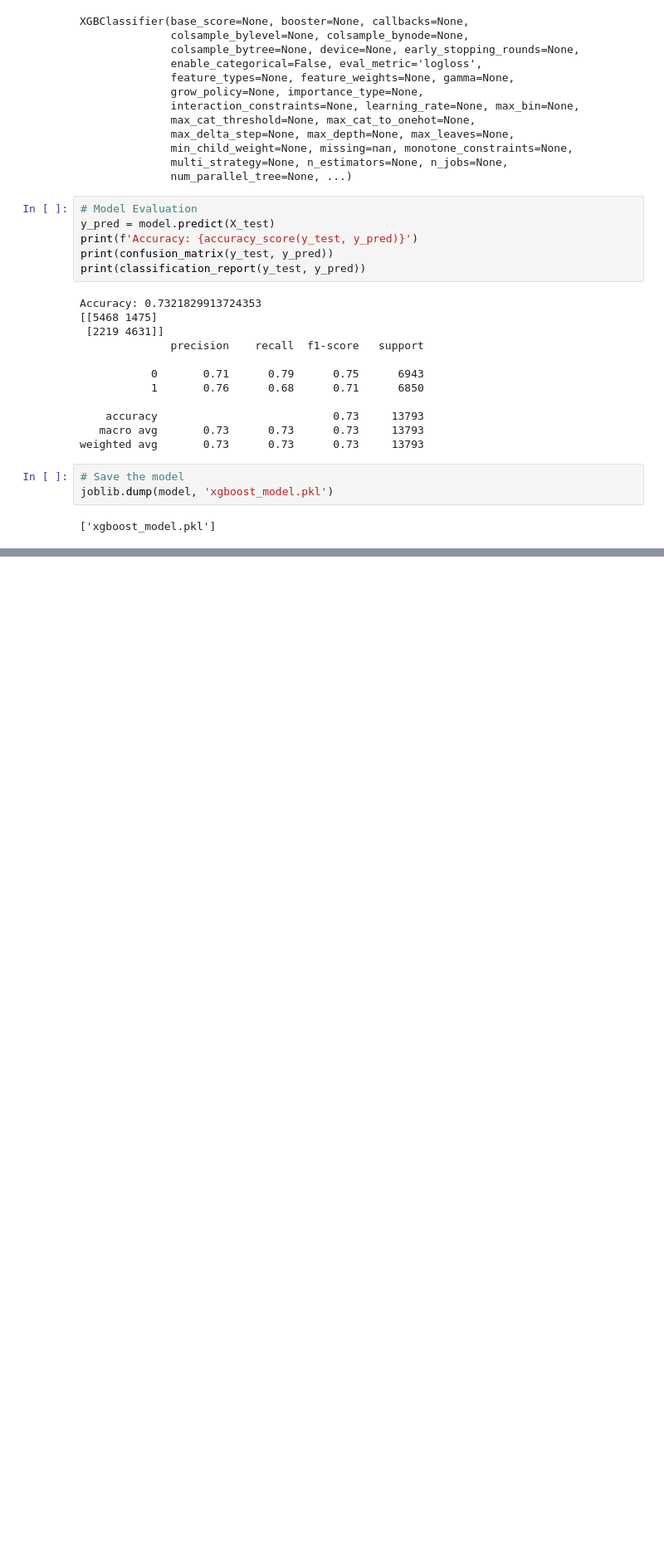
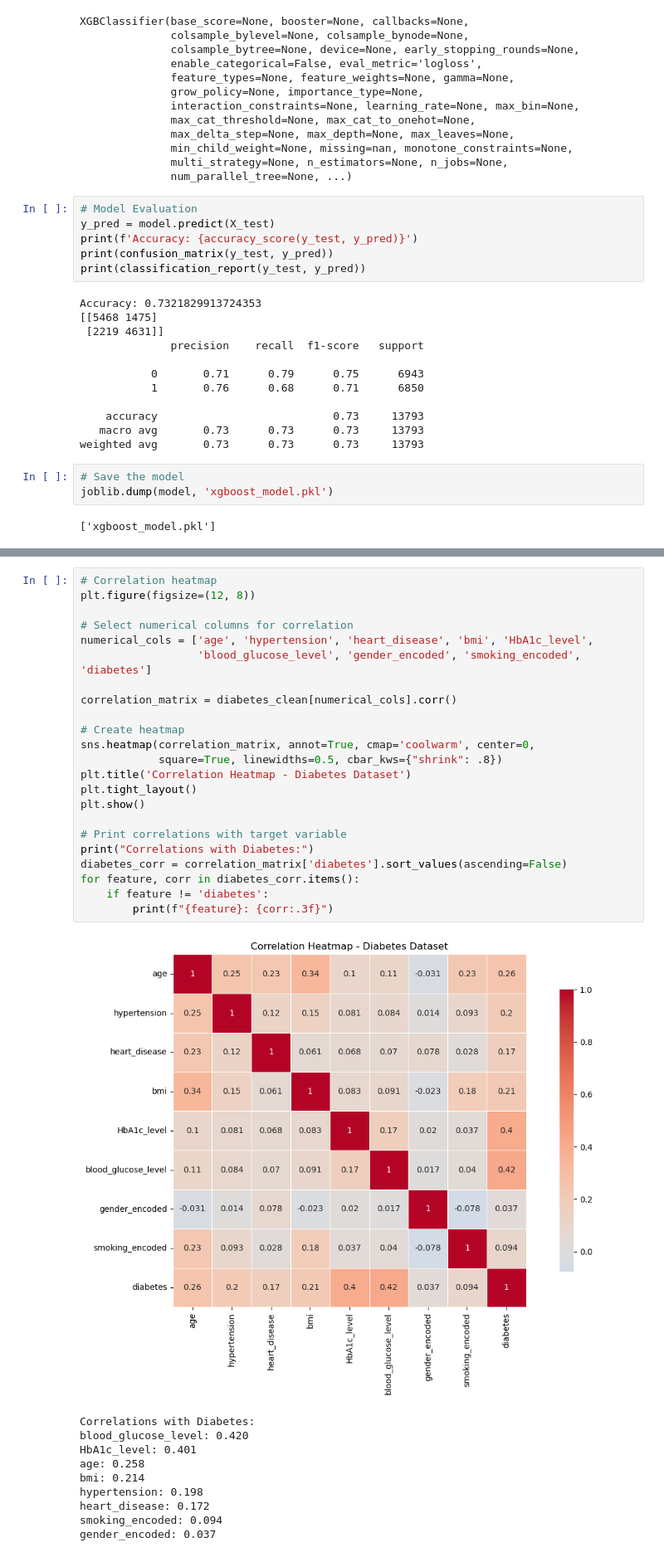
Before and after one commit to IAteNoodles/MedAssist, a Jupyter notebook: AI/ml_notebook.ipynb, the cells around one changed output, grey strips where cells are left out. Shown at 83% size. Saved outputs shown, nothing was run; the diff lists cells and outputs as text; blank space fills up the shorter version.

```diff
--- a/AI/ml_notebook.ipynb
+++ b/AI/ml_notebook.ipynb
@@ -108,0 +249,34 @@ joblib.dump(model, 'xgboost_model.pkl')
+# %%
+# Correlation heatmap
+plt.figure(figsize=(12, 8))
+
+# Select numerical columns for correlation
+numerical_cols = ['age', 'hypertension', 'heart_disease', 'bmi', 'HbA1c_level',
+                  'blood_glucose_level', 'gender_encoded', 'smoking_encoded', 'diabetes']
+
+correlation_matrix = diabetes_clean[numerical_cols].corr()
+
+# Create heatmap
+sns.heatmap(correlation_matrix, annot=True, cmap='coolwarm', center=0,
+            square=True, linewidths=0.5, cbar_kws={"shrink": .8})
+plt.title('Correlation Heatmap - Diabetes Dataset')
+plt.tight_layout()
+plt.show()
+
+# Print correlations with target variable
+print("Correlations with Diabetes:")
+diabetes_corr = correlation_matrix['diabetes'].sort_values(ascending=False)
+for feature, corr in diabetes_corr.items():
+    if feature != 'diabetes':
+        print(f"{feature}: {corr:.3f}")
+# %% [output]
+[figure, added]
+Correlations with Diabetes:
+blood_glucose_level: 0.420
+HbA1c_level: 0.401
+age: 0.258
+bmi: 0.214
+hypertension: 0.198
+heart_disease: 0.172
+smoking_encoded: 0.094
+gender_encoded: 0.037
```
Also changed, not shown: parts of 10 cells of this notebook.
